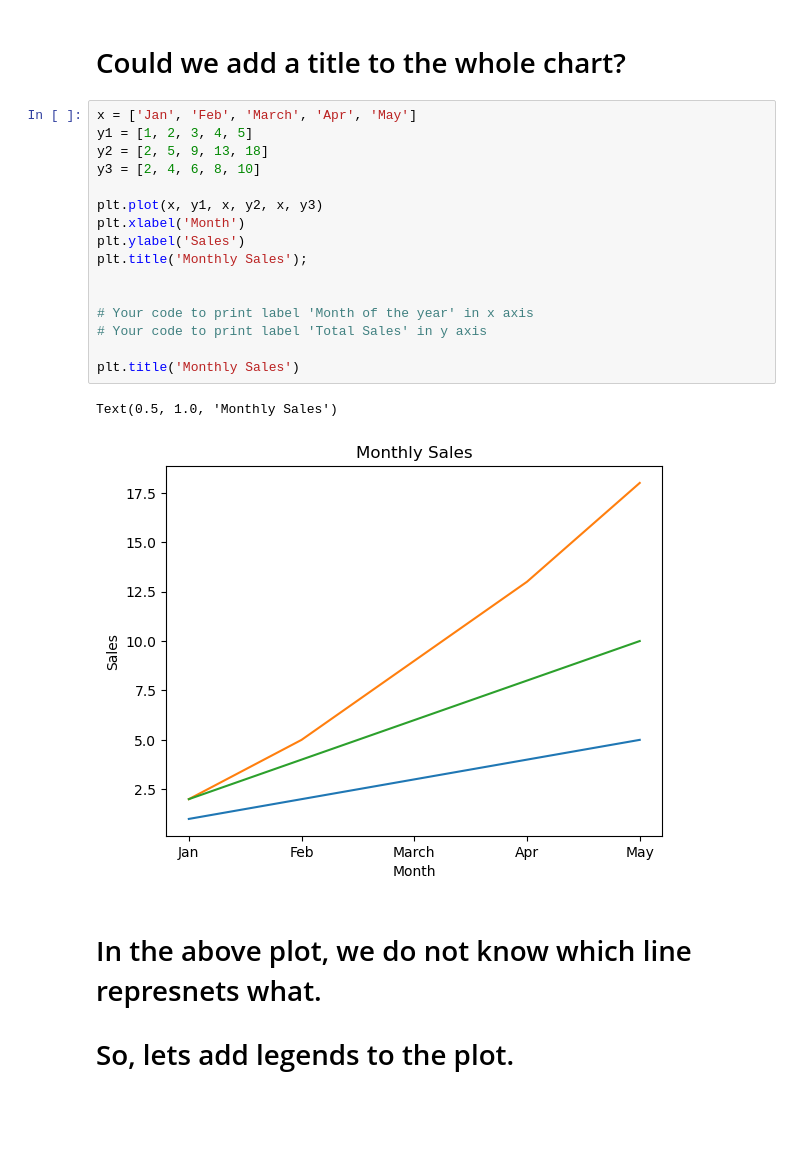
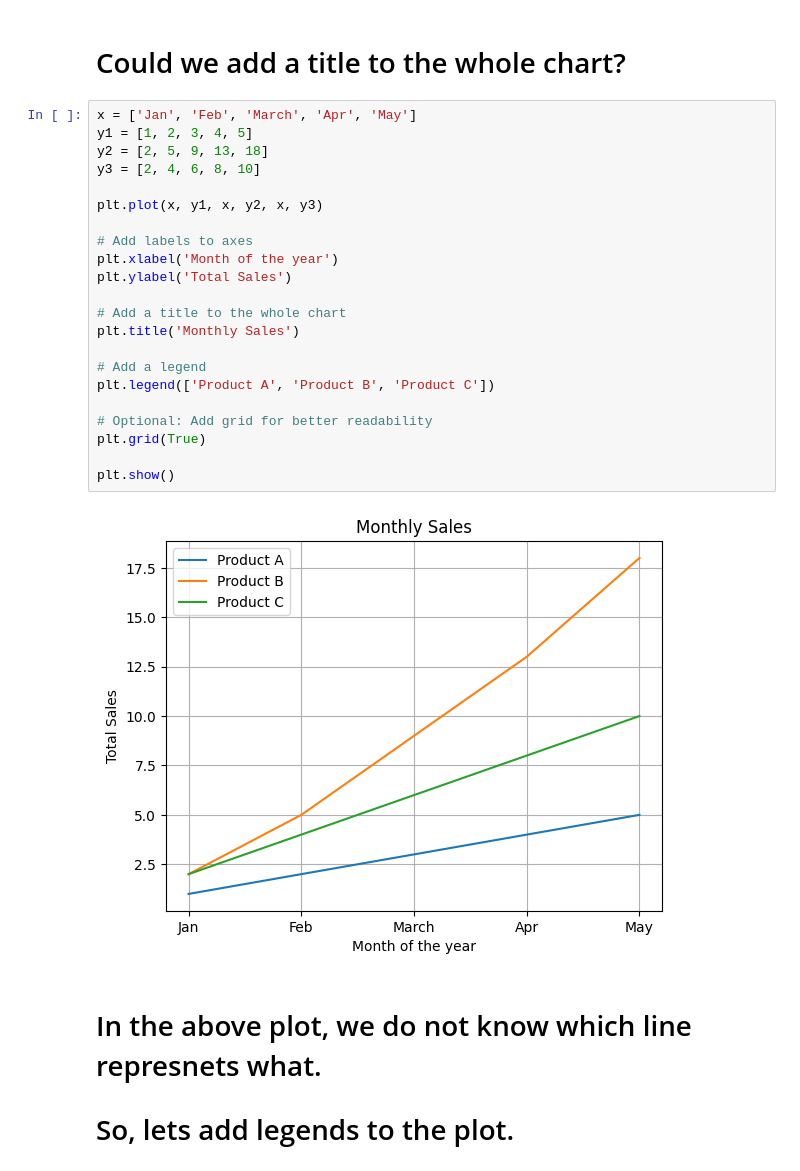
Before and after one commit to hamzaawarish1/Cyber-Security-and-AI-Case-Studies, a Jupyter notebook: Lab 2.ipynb, the cells around one changed output. Drawn from its saved outputs; the diff is of its cells as text; blank space fills up the shorter version.

```diff
--- a/Lab 2.ipynb
+++ b/Lab 2.ipynb
@@ -170,22 +194,27 @@ Text(0, 0.5, 'Sales')
 # %%
 x = ['Jan', 'Feb', 'March', 'Apr', 'May']
 y1 = [1, 2, 3, 4, 5]
 y2 = [2, 5, 9, 13, 18]
 y3 = [2, 4, 6, 8, 10]
 
 plt.plot(x, y1, x, y2, x, y3)
-plt.xlabel('Month')
-plt.ylabel('Sales')
-plt.title('Monthly Sales');
 
+# Add labels to axes
+plt.xlabel('Month of the year')
+plt.ylabel('Total Sales')
 
-# Your code to print label 'Month of the year' in x axis
-# Your code to print label 'Total Sales' in y axis
+# Add a title to the whole chart
+plt.title('Monthly Sales')
 
-plt.title('Monthly Sales')
+# Add a legend
+plt.legend(['Product A', 'Product B', 'Product C'])
+
+# Optional: Add grid for better readability
+plt.grid(True)
+
+plt.show()
 # %% [output]
-Text(0.5, 1.0, 'Monthly Sales')
-[figure, old version]
+[figure, new version]
 # %% [markdown]
 # In the above plot, we do not know which line represnets what.
 
```
Also changed, not shown: parts of 31 cells of this notebook, 7 other files.
